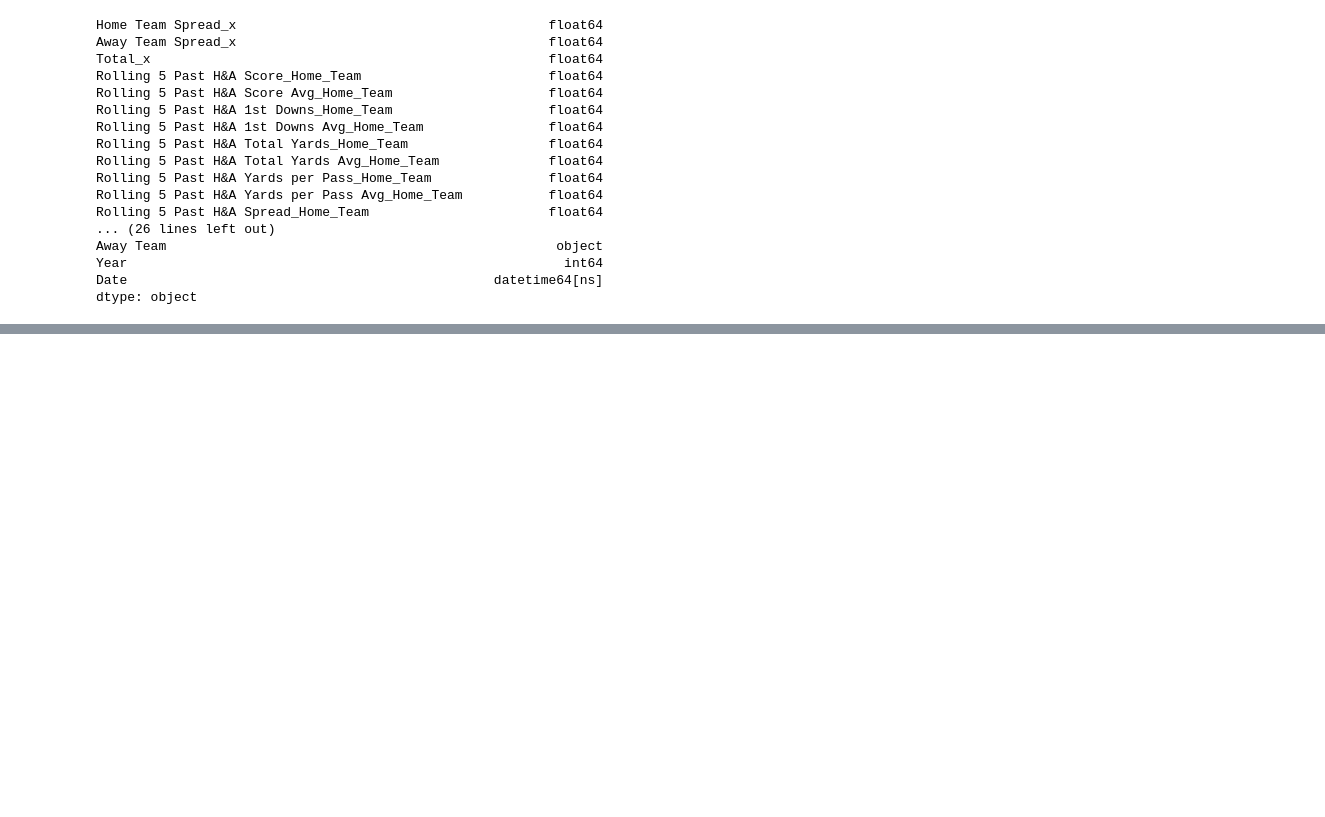
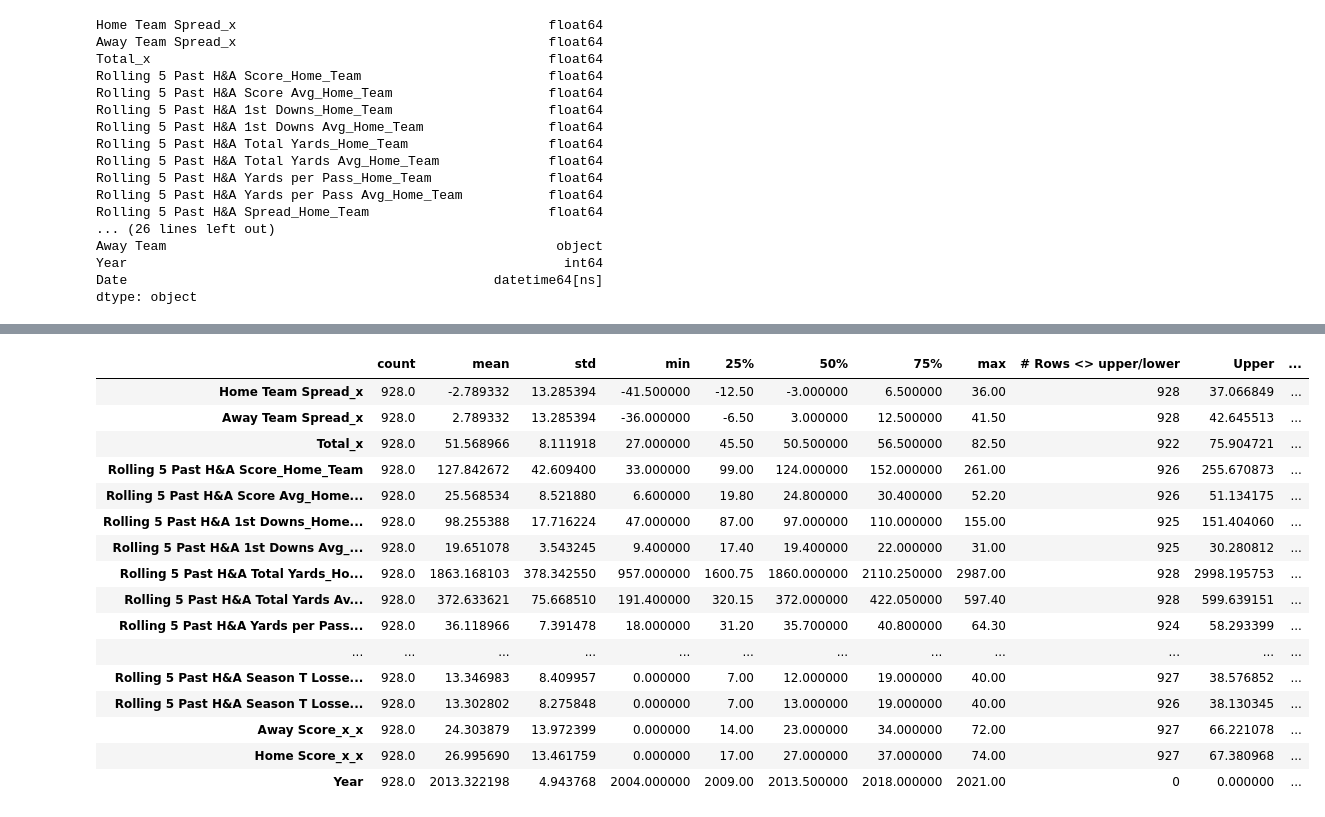
Before and after one commit to MarkClampitt/Springboard, a Jupyter notebook: Capstone2/Capstone2-Pre-Processing-ver3.ipynb, the cells around one changed output, grey strips where cells are left out. Saved outputs shown, nothing was run; the diff lists cells and outputs as text; code cells hidden in the pictures; blank space fills up the shorter version.

```diff
--- a/Capstone2/Capstone2-Pre-Processing-ver3.ipynb
+++ b/Capstone2/Capstone2-Pre-Processing-ver3.ipynb
@@ -331,6 +331,12 @@ Away Team                                                  object
 Year                                                        int64
 Date                                               datetime64[ns]
 dtype: object
+# %%
+Describe_df = pd.DataFrame(df3.describe().T)
+# %%
+Describe_df['# Rows <> upper/lower'] = 0
+Describe_df['Upper'] = 0
+Describe_df['Lower'] = 0
 # %%
 
 for i in df3.columns:
@@ -340,5 +346,8 @@ for i in df3.columns:
         lower = mean + (-3 *std)
         upper = mean + (3*std)
         count = df3[(df3[i] > lower) & (df3[i] < upper)]['Home Team'].count()
-        print('Feature:',i, "\n"' Rows: ', count,' Mean: ', mean,"\n" ' Std: ', std, ' Upper: ', upper,' Lower: ', lower, )
+        #print('Feature:',i, "\n"' Rows: ', count,' Mean: ', mean,"\n" ' Std: ', std, ' Upper: ', upper,' Lower: ', lower, )
+        Describe_df['# Rows <> upper/lower'].loc[i] = count
+        Describe_df['Upper'].loc[i] = upper
+        Describe_df['Lower'].loc[i] = lower
 # %% [output]
@@ -380,0 +366,20 @@ Feature: Home Score_x_x
+# %%
+Describe_df
+# %% [output]
+|  | count | mean | std | min | 25% | 50% | 75% | max | # Rows <> upper/lower | Upper | ... |
+| Home Team Spread_x | 928.0 | -2.789332 | 13.285394 | -41.500000 | -12.50 | -3.000000 | 6.500000 | 36.00 | 928 | 37.066849 | ... |
+| Away Team Spread_x | 928.0 | 2.789332 | 13.285394 | -36.000000 | -6.50 | 3.000000 | 12.500000 | 41.50 | 928 | 42.645513 | ... |
+| Total_x | 928.0 | 51.568966 | 8.111918 | 27.000000 | 45.50 | 50.500000 | 56.500000 | 82.50 | 922 | 75.904721 | ... |
+| Rolling 5 Past H&A Score_Home_Team | 928.0 | 127.842672 | 42.609400 | 33.000000 | 99.00 | 124.000000 | 152.000000 | 261.00 | 926 | 255.670873 | ... |
+| Rolling 5 Past H&A Score Avg_Home... | 928.0 | 25.568534 | 8.521880 | 6.600000 | 19.80 | 24.800000 | 30.400000 | 52.20 | 926 | 51.134175 | ... |
+| Rolling 5 Past H&A 1st Downs_Home... | 928.0 | 98.255388 | 17.716224 | 47.000000 | 87.00 | 97.000000 | 110.000000 | 155.00 | 925 | 151.404060 | ... |
+| Rolling 5 Past H&A 1st Downs Avg_... | 928.0 | 19.651078 | 3.543245 | 9.400000 | 17.40 | 19.400000 | 22.000000 | 31.00 | 925 | 30.280812 | ... |
+| Rolling 5 Past H&A Total Yards_Ho... | 928.0 | 1863.168103 | 378.342550 | 957.000000 | 1600.75 | 1860.000000 | 2110.250000 | 2987.00 | 928 | 2998.195753 | ... |
+| Rolling 5 Past H&A Total Yards Av... | 928.0 | 372.633621 | 75.668510 | 191.400000 | 320.15 | 372.000000 | 422.050000 | 597.40 | 928 | 599.639151 | ... |
+| Rolling 5 Past H&A Yards per Pass... | 928.0 | 36.118966 | 7.391478 | 18.000000 | 31.20 | 35.700000 | 40.800000 | 64.30 | 924 | 58.293399 | ... |
+| ... | ... | ... | ... | ... | ... | ... | ... | ... | ... | ... | ... |
+| Rolling 5 Past H&A Season T Losse... | 928.0 | 13.346983 | 8.409957 | 0.000000 | 7.00 | 12.000000 | 19.000000 | 40.00 | 927 | 38.576852 | ... |
+| Rolling 5 Past H&A Season T Losse... | 928.0 | 13.302802 | 8.275848 | 0.000000 | 7.00 | 13.000000 | 19.000000 | 40.00 | 926 | 38.130345 | ... |
+| Away Score_x_x | 928.0 | 24.303879 | 13.972399 | 0.000000 | 14.00 | 23.000000 | 34.000000 | 72.00 | 927 | 66.221078 | ... |
+| Home Score_x_x | 928.0 | 26.995690 | 13.461759 | 0.000000 | 17.00 | 27.000000 | 37.000000 | 74.00 | 927 | 67.380968 | ... |
+| Year | 928.0 | 2013.322198 | 4.943768 | 2004.000000 | 2009.00 | 2013.500000 | 2018.000000 | 2021.00 | 0 | 0.000000 | ... |
```
Also changed, not shown: parts of 29 cells of this notebook.
